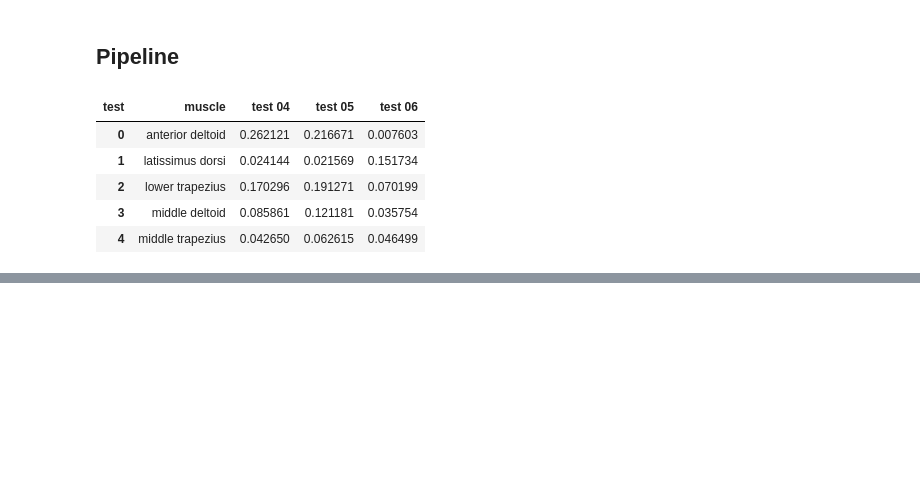
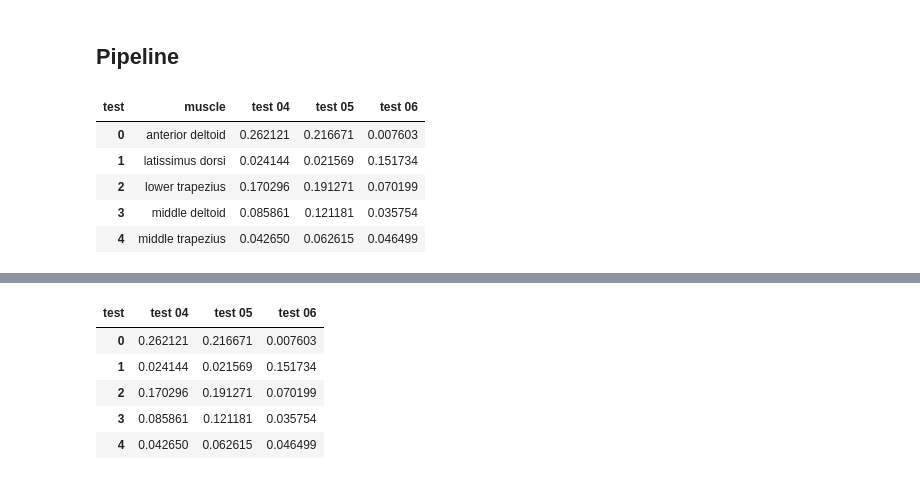
Before and after one commit to romainmartinez/mvc, a Jupyter notebook: mvc.ipynb, the cells around one changed output, grey strips where cells are left out. Drawn from its saved outputs; the diff is of its cells as text; code cells hidden in the pictures; blank space fills up the shorter version.

```diff
--- a/mvc.ipynb
+++ b/mvc.ipynb
@@ -286,0 +407,15 @@ pipeline_preprocessing.fit_transform(X_train).shape
+# %%
+REF = "test 05"
+normalizer_train = Normalize(REF)
+normalizer_test = Normalize(REF)
+
+u, t, = normalizer_train.transform(X=u)
+u, t = normalizer_train.inverse_transform(X=u)
+u.head()
+# %% [output]
+| test | test 04 | test 05 | test 06 |
+| 0 | 0.262121 | 0.216671 | 0.007603 |
+| 1 | 0.024144 | 0.021569 | 0.151734 |
+| 2 | 0.170296 | 0.191271 | 0.070199 |
+| 3 | 0.085861 | 0.121181 | 0.035754 |
+| 4 | 0.042650 | 0.062615 | 0.046499 |
```
Also changed, not shown: parts of 16 cells of this notebook.
